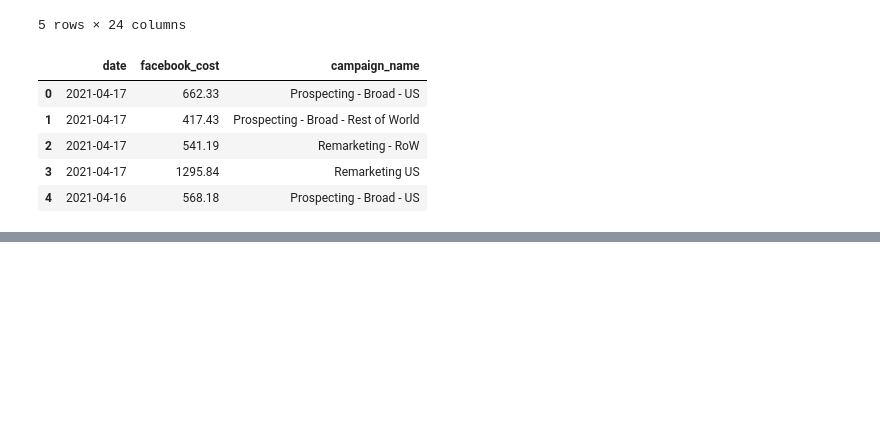
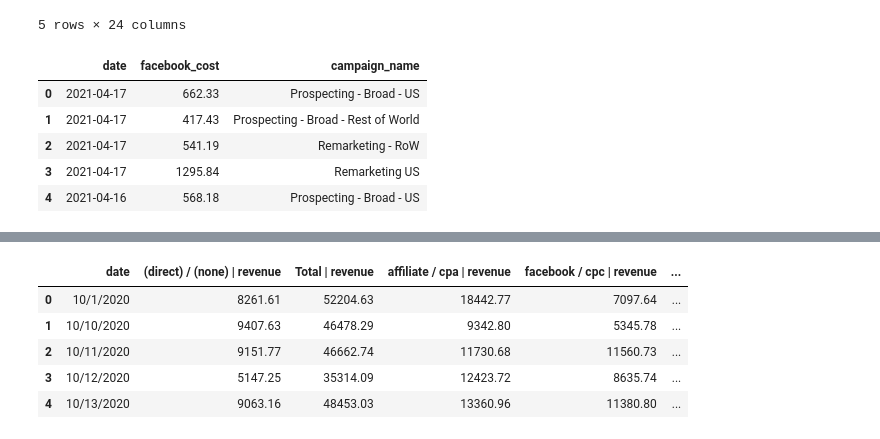
Before and after one commit to hammer-mt/VEX-MMM, a Jupyter notebook: notebooks/Data Cleaning.ipynb, the cells around one changed output, grey strips where cells are left out. Cells and saved outputs as stored; diff of their text form; code cells hidden in the pictures; blank space fills up the shorter version.

```diff
--- a/notebooks/Data Cleaning.ipynb
+++ b/notebooks/Data Cleaning.ipynb
@@ -66,0 +151,10 @@ df.head()
+# %%
+from mmm.clean import rename_column
+
+df = data.copy()
+rename_column(df, 'Date', 'date')
+rename_column(df, 'Source/Medium', 'source_medium')
+rename_column(df, 'Revenue', 'revenue')
+
+df = df[['date', 'revenue', 'source_medium']]
+df.head()
@@ -66,0 +168,13 @@ df.head()
+# %%
+from mmm.clean import unstack_data
+
+df = unstack_data(df, metric_column='revenue', unstack_column='source_medium')
+
+df.head()
+# %% [output]
+|  | date | (direct) / (none) | revenue | Total | revenue | affiliate / cpa | revenue | facebook / cpc | revenue | ... |
+| 0 | 10/1/2020 | 8261.61 | 52204.63 | 18442.77 | 7097.64 | ... |
+| 1 | 10/10/2020 | 9407.63 | 46478.29 | 9342.80 | 5345.78 | ... |
+| 2 | 10/11/2020 | 9151.77 | 46662.74 | 11730.68 | 11560.73 | ... |
+| 3 | 10/12/2020 | 5147.25 | 35314.09 | 12423.72 | 8635.74 | ... |
+| 4 | 10/13/2020 | 9063.16 | 48453.03 | 13360.96 | 11380.80 | ... |
```
Also changed, not shown: parts of 12 cells of this notebook, 4 other files.
